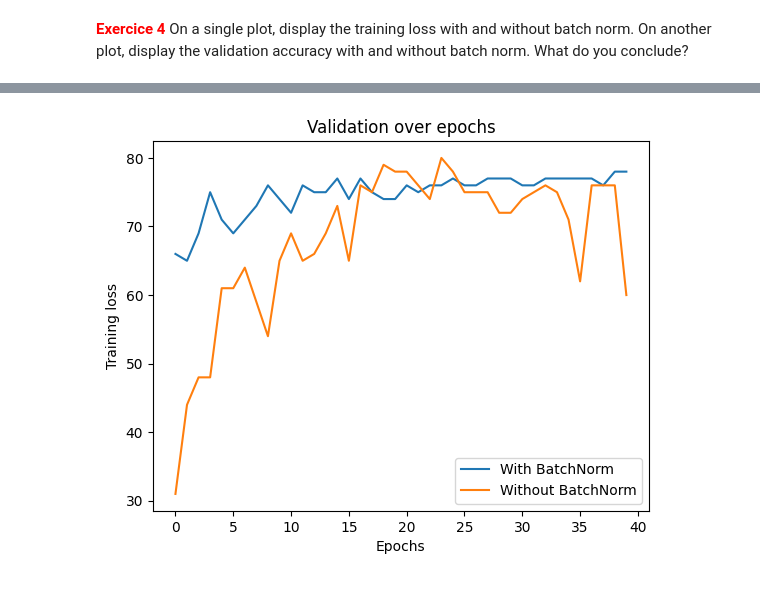
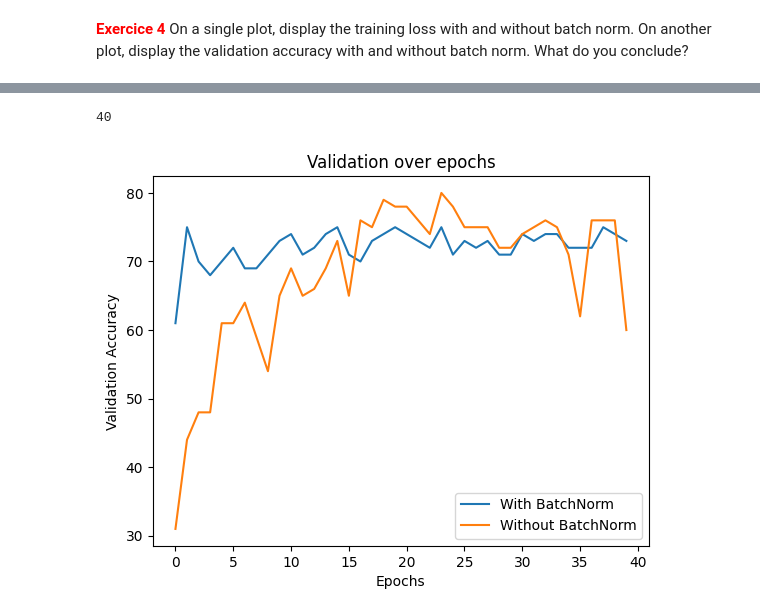
Before and after one commit to Hawawou/M2_NLP, a Jupyter notebook: Neural_Networks_labs/lab5/lab5.2_cnn_classif.ipynb, the cells around one changed output, grey strips where cells are left out. Cells and saved outputs as stored; diff of their text form; code cells hidden in the pictures.

```diff
--- a/Neural_Networks_labs/lab5/lab5.2_cnn_classif.ipynb
+++ b/Neural_Networks_labs/lab5/lab5.2_cnn_classif.ipynb
@@ -216,55 +215,48 @@ def training_cnn_classifier(model, train_dataloader, valid_dataloader, num_epoch
 
     # Make a copy of the model (avoid changing the model outside this function)
     model_tr = copy.deepcopy(model)
-    # print(model_tr.parameters())
 
-    # Set the model in 'training' mode (ensures all parameters' gradients are computed - it's like setting 'requires_grad=True' for all parameters)
+    # Set the model in 'training' mode (ensures all parameters' gradients are computed)
     model_tr.train()
 
-    # Define the optimizer
     optimizer = torch.optim.SGD(model_tr.parameters(), lr=learning_rate)
 
-    # Initialize a list for storing the training loss over epochs
+
     train_losses = []
-
     accuracy = []
 
     # Training loop
     for epoch in range(num_epochs):
-
-        # Initialize the training loss for the current epoch
         tr_loss = 0
 
-        # Iterate over batches using the dataloader
         for batch_index, (images, labels) in enumerate(train_dataloader):
-            # - calculate the predicted labels from the vectorized images using 'model_tr'
+
+            # forward pass
             y = model_tr(images)
-            # - using loss_fn, calculate the 'loss' between the predicted and true labels
             loss = loss_fn(y, labels)
-            # - set the optimizer gradients at 0 for safety
+
+            # backpropagation
             optimizer.zero_grad()
-            # - compute the gradients (use the 'backward' method on 'loss')
             loss.backward()
-            # - apply the gradient descent algorithm (perform a step of the optimizer)
+            optimizer.step()
 
-            optimizer.step()
-            # For each batch, we update the current epoch loss
-            tr_loss += loss.item()
+            # Update the current epoch loss
+            tr_loss += loss.item() * images.shape[0]
 
-        # At the end of each epoch, get the average training loss over all batches
-        tr_loss = tr_loss / len(train_dataloader)
+        # At the end of each epoch, get the average training loss and store it
+        tr_loss = tr_loss/len(train_dataloader.dataset)
         train_losses.append(tr_loss)
 
         valid_acc = eval_cnn_classifier(model_tr,valid_dataloader)
         accuracy.append(valid_acc)
 
-        # Display the training loss
         if verbose:
             print('Epoch [{}/{}], Training loss: {:.4f}, Accuracy: {:.4f}'.format(epoch+1, num_epochs, loss, valid_acc))
 
+
     return model_tr, train_losses, accuracy
 # %%
-_, loss, accuracy = training_cnn_classifier(model, train_dataloader, valid_dataloader, num_epochs, loss_fn, learning_rate)
+model, loss, accuracy = training_cnn_classifier(model, train_dataloader, valid_dataloader, num_epochs, loss_fn, learning_rate)
 # %% [output]
 Epoch [1/40], Training loss: 1.9798, Accuracy: 31.0000
 Epoch [2/40], Training loss: 1.4981, Accuracy: 44.0000
@@ -340,8 +340,10 @@ class CNNClassif(nn.Module):
 # %%
 # TO DO:
 # - instantiate the model and initialize its parameters
-model_batch = CNNClassif(input_size, num_channels1, num_channels2, num_classes)
+model_batch = CNNClassif_batch(input_size, num_channels1, num_channels2, num_classes)
+torch.manual_seed(0)
+model_batch.apply(init_params)
 # - train it, and plot the training and validation losses
-_, loss_batch, accuracy_batch = training_cnn_classifier(model_batch, train_dataloader, valid_dataloader, num_epochs, loss_fn, learning_rate)
+model_batch, loss_batch, accuracy_batch = training_cnn_classifier(model_batch, train_dataloader, valid_dataloader, num_epochs, loss_fn, learning_rate)
 # - compute and print the test accuracy
 # %% [output]
@@ -393,11 +403,15 @@ plt.show()
+# %%
+print(len(accuracy))
+# %% [output]
+40
 # %%
 plt.figure()
 plt.plot(accuracy_batch, label = ['With BatchNorm'])
 plt.plot(accuracy, label = ['Without BatchNorm'])
 plt.xlabel('Epochs')
-plt.ylabel('Training loss')
+plt.ylabel('Validation Accuracy')
 plt.title('Validation over epochs')
 plt.legend()
 plt.show()
 # %% [output]
-[figure, old version]
+[figure, new version]
```
Also changed, not shown: parts of 13 cells of this notebook, 14 other files.
